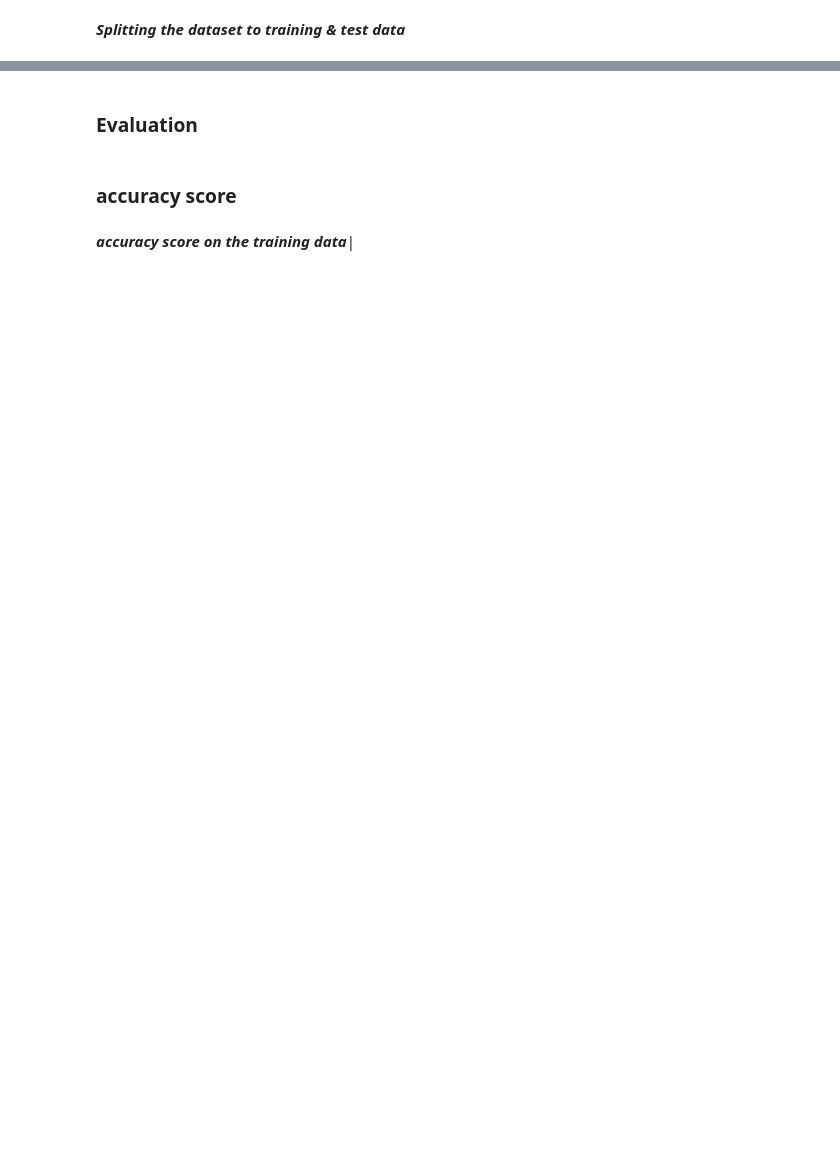
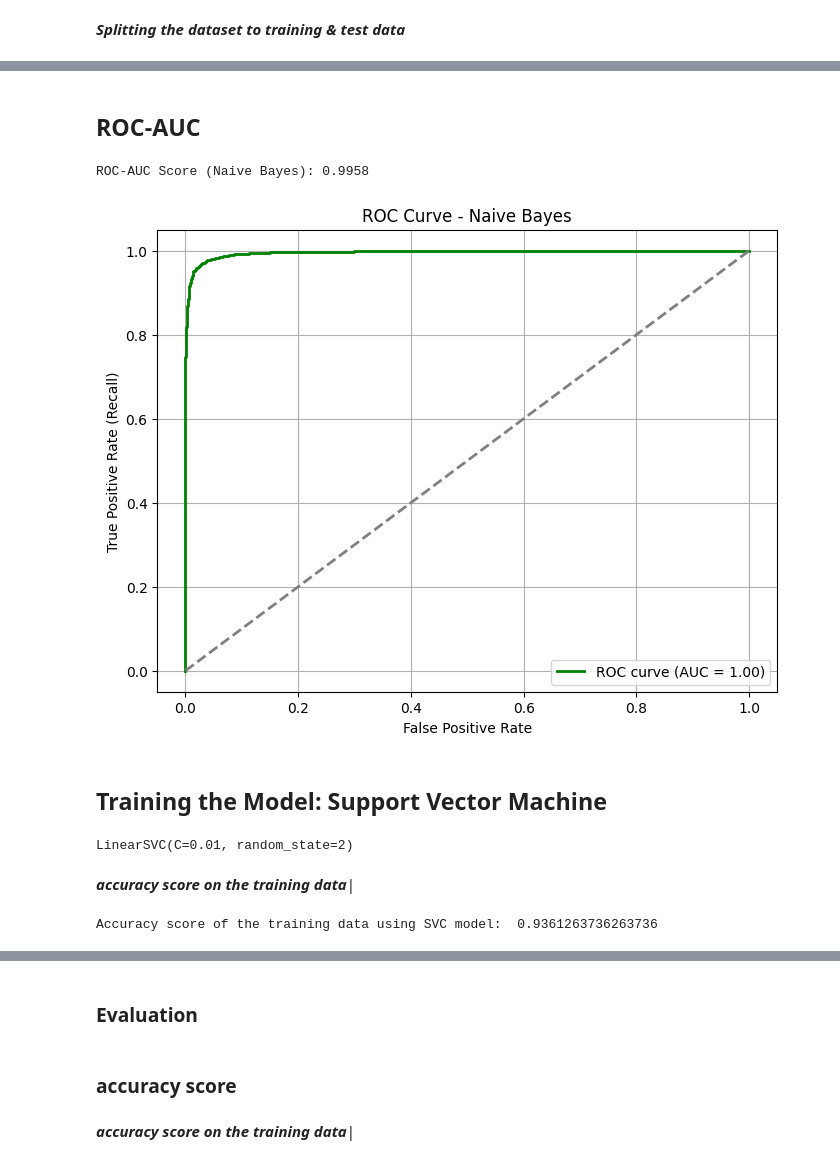
Before and after one commit to svivek2002/Fake-news-detection-using-Machine-learning, a Jupyter notebook: model.ipynb, the cells around one changed output, grey strips where cells are left out. Saved outputs shown, nothing was run; the diff lists cells and outputs as text; code cells hidden in the pictures; blank space fills up the shorter version.

```diff
--- a/model.ipynb
+++ b/model.ipynb
@@ -164,0 +267,23 @@ X_train, X_test, Y_train, Y_test = train_test_split(X, Y, test_size = 0.2, strat
+# %% [markdown]
+## ROC-AUC
+# %%
+y_proba_nb = nb_model.predict_proba(X_test)[:, 1]
+fpr_nb, tpr_nb, thresholds_nb = roc_curve(Y_test, y_proba_nb)
+roc_auc_nb = auc(fpr_nb, tpr_nb)
+print(f"ROC-AUC Score (Naive Bayes): {roc_auc_nb:.4f}")
+# %% [output]
+ROC-AUC Score (Naive Bayes): 0.9958
+# %%
+plt.figure(figsize=(8,6))
+plt.plot(fpr_nb, tpr_nb, color='green', lw=2, label=f'ROC curve (AUC = {roc_auc_nb:.2f})')
+plt.plot([0, 1], [0, 1], color='gray', lw=2, linestyle='--')
+plt.xlabel('False Positive Rate')
+plt.ylabel('True Positive Rate (Recall)')
+plt.title('ROC Curve - Naive Bayes')
+plt.legend(loc="lower right")
+plt.grid(True)
+plt.show()
+# %% [output]
+[figure, added]
+# %% [markdown]
+## Training the Model: Support Vector Machine
@@ -164,0 +292,13 @@ X_train, X_test, Y_train, Y_test = train_test_split(X, Y, test_size = 0.2, strat
+# %%
+linear_svc_model = LinearSVC(C=0.01, random_state=2)
+linear_svc_model.fit(X_train, Y_train)
+# %% [output]
+LinearSVC(C=0.01, random_state=2)
+# %% [markdown]
+**_accuracy score on the training data_**|
+# %%
+X_train_prediction = linear_svc_model.predict(X_train)
+training_data_accuracy = accuracy_score(X_train_prediction, Y_train)
+print('Accuracy score of the training data using SVC model: ', training_data_accuracy)
+# %% [output]
+Accuracy score of the training data using SVC model:  0.9361263736263736
```
Also changed, not shown: parts of 60 cells of this notebook.
